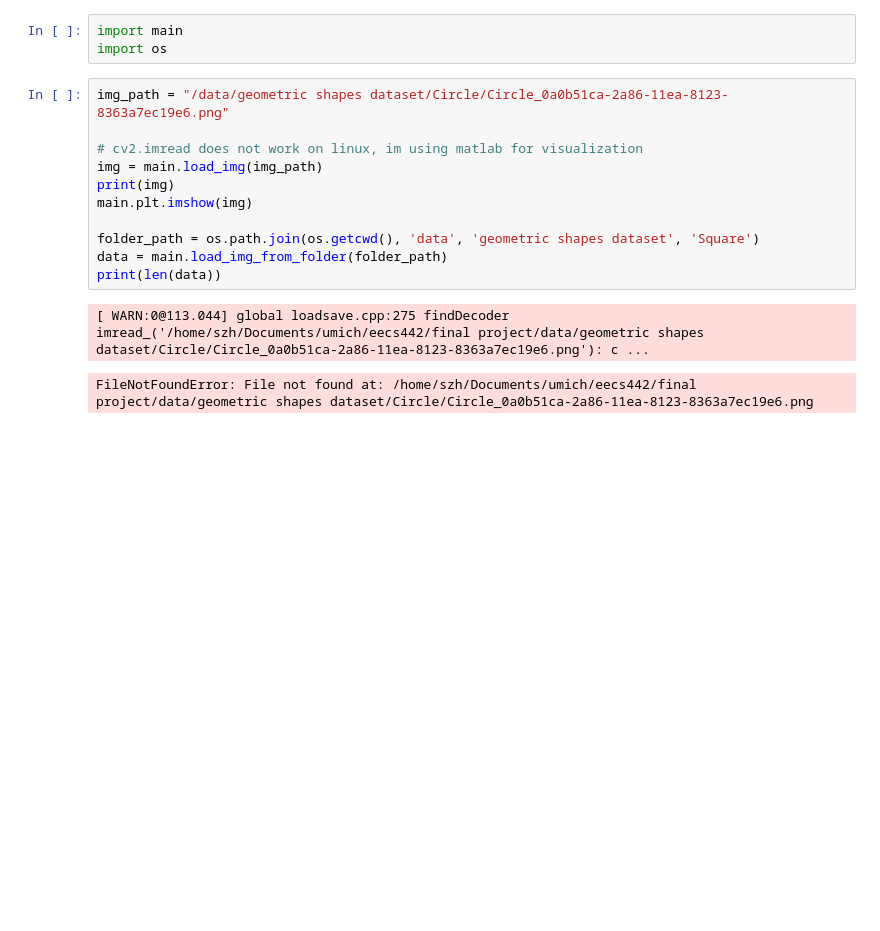
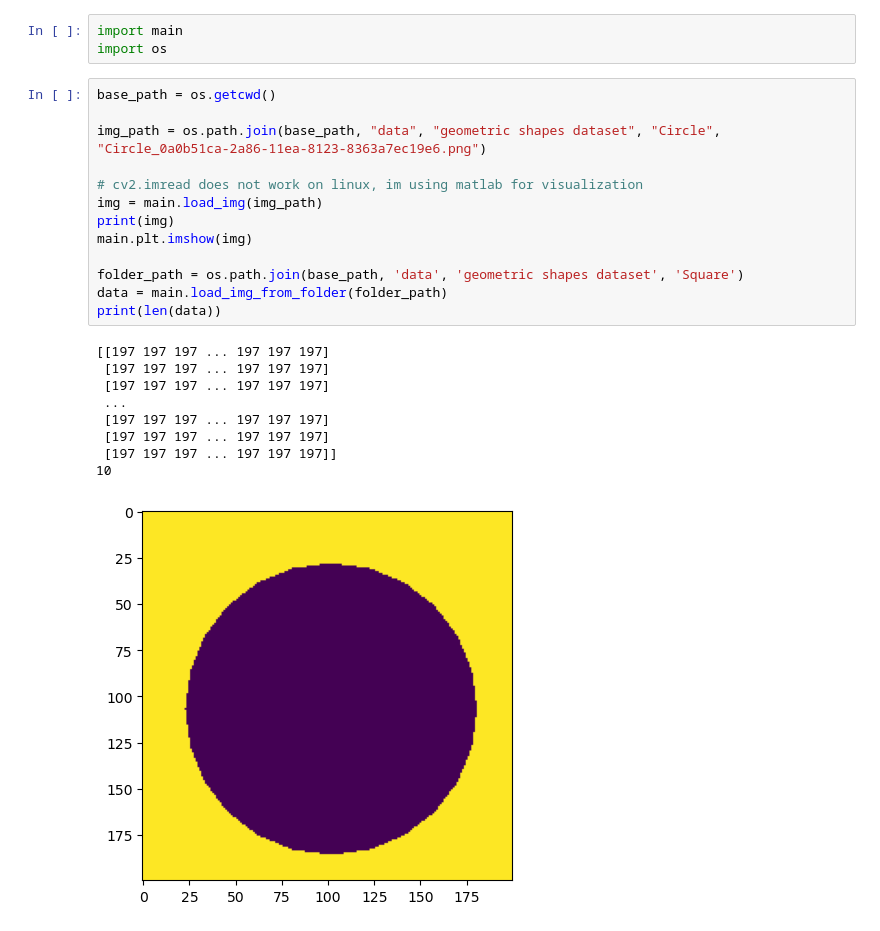
Before and after one commit to Zack-szh/CV-Based-Geometric-Dimensioning-Tolerancing, a Jupyter notebook: testing.ipynb, the cells around one changed output. Saved outputs shown, nothing was run; the diff lists cells and outputs as text; blank space fills up the shorter version.

```diff
--- a/testing.ipynb
+++ b/testing.ipynb
@@ -2,19 +2,28 @@
 import main
 import os
 # %%
-img_path = "/data/geometric shapes dataset/Circle/Circle_0a0b51ca-2a86-11ea-8123-8363a7ec19e6.png"
+base_path = os.getcwd()
+
+img_path = os.path.join(base_path, "data", "geometric shapes dataset", "Circle", "Circle_0a0b51ca-2a86-11ea-8123-8363a7ec19e6.png")
 
 # cv2.imread does not work on linux, im using matlab for visualization
 img = main.load_img(img_path)
 print(img)
 main.plt.imshow(img)
 
-folder_path = os.path.join(os.getcwd(), 'data', 'geometric shapes dataset', 'Square')
+folder_path = os.path.join(base_path, 'data', 'geometric shapes dataset', 'Square')
 data = main.load_img_from_folder(folder_path)
 print(len(data))
 # %% [output]
-[ WARN:0@113.044] global loadsave.cpp:275 findDecoder imread_('/home/szh/Documents/umich/eecs442/final project/data/geometric shapes dataset/Circle/Circle_0a0b51ca-2a86-11ea-8123-8363a7ec19e6.png'): c ...
+[[197 197 197 ... 197 197 197]
+ [197 197 197 ... 197 197 197]
+ [197 197 197 ... 197 197 197]
+ ...
+ [197 197 197 ... 197 197 197]
+ [197 197 197 ... 197 197 197]
+ [197 197 197 ... 197 197 197]]
+10
-FileNotFoundError: File not found at: /home/szh/Documents/umich/eecs442/final project/data/geometric shapes dataset/Circle/Circle_0a0b51ca-2a86-11ea-8123-8363a7ec19e6.png
+[figure, added]
 # %%
 img = data[0]
 print(img.shape)
```
Also changed, not shown: parts of 2 cells of this notebook, 1 other file.
